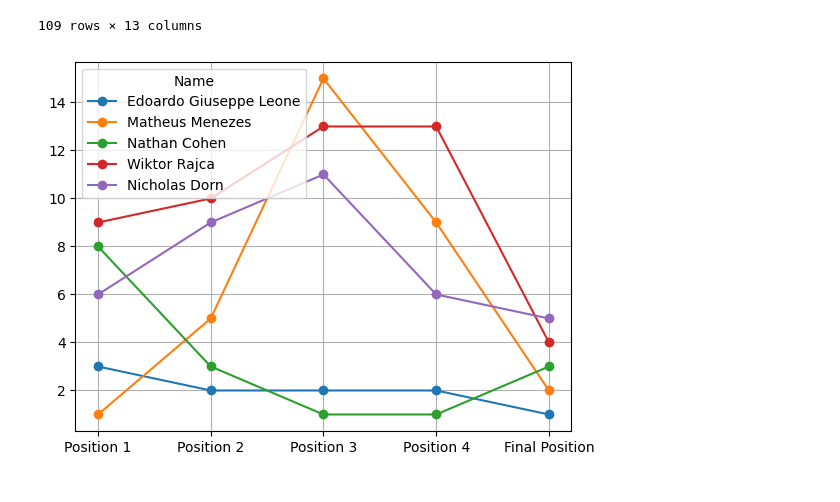
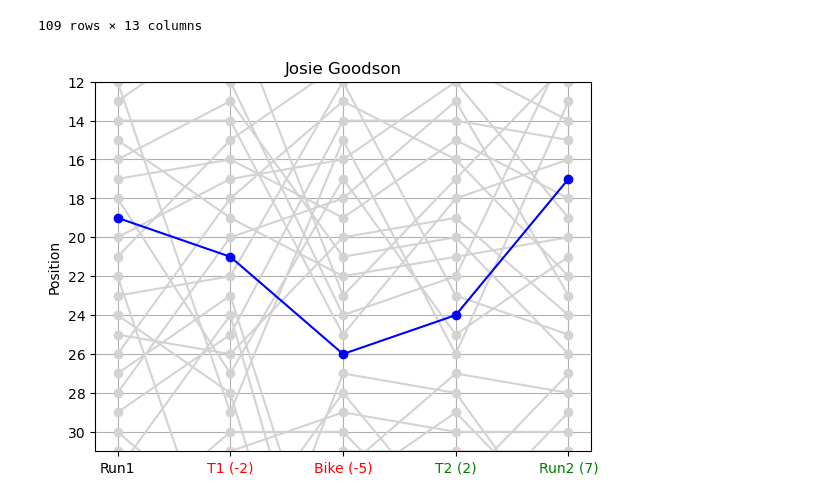
Before and after one commit to lukasrhoades/enduro-hub, a Jupyter notebook: tritonman.ipynb, the cells around one changed output. Saved outputs shown, nothing was run; the diff lists cells and outputs as text; code cells hidden in the pictures.

Commit message:
update vis of positions

```diff
--- a/tritonman.ipynb
+++ b/tritonman.ipynb
@@ -201,16 +201,5 @@ test
 | 107 | Michaela Sumortin | Female | 21 | 0 days 00:08:47 | 108 | 0 days 00:09:30 | 107 | 0 days 00:50:37 | ... |
 | 108 | Miisa Makela | Female | 23 | 0 days 00:09:29 | 109 | 0 days 00:10:07 | 109 | 0 days 00:54:18 | ... |
 109 rows × 13 columns
-# %%
-test2 = test.copy()
-test2.set_index("Name", inplace=True)
-positions = ["Position 1", "Position 2", "Position 3", "Position 4", "Final Position"]
-ax = test2[positions].T.iloc[:,0:5].plot(grid=True, style="o-")
-
-# Turn off extra ticks
-ax.set_xticks(range(len(positions)))
-ax.set_xticklabels(positions)
-
-plt.show()
-# %% [output]
-[figure, removed]
+# %%
+dl_women = get_position(dl.loc[dl.Gender == "Female"])
@@ -216,0 +280,4 @@ plt.show()
+# %%
+get_place_chart(dl_women, "Female", "Josie Goodson")
+# %% [output]
+[figure, added]
```
Also changed, not shown: parts of 2 cells of this notebook.
